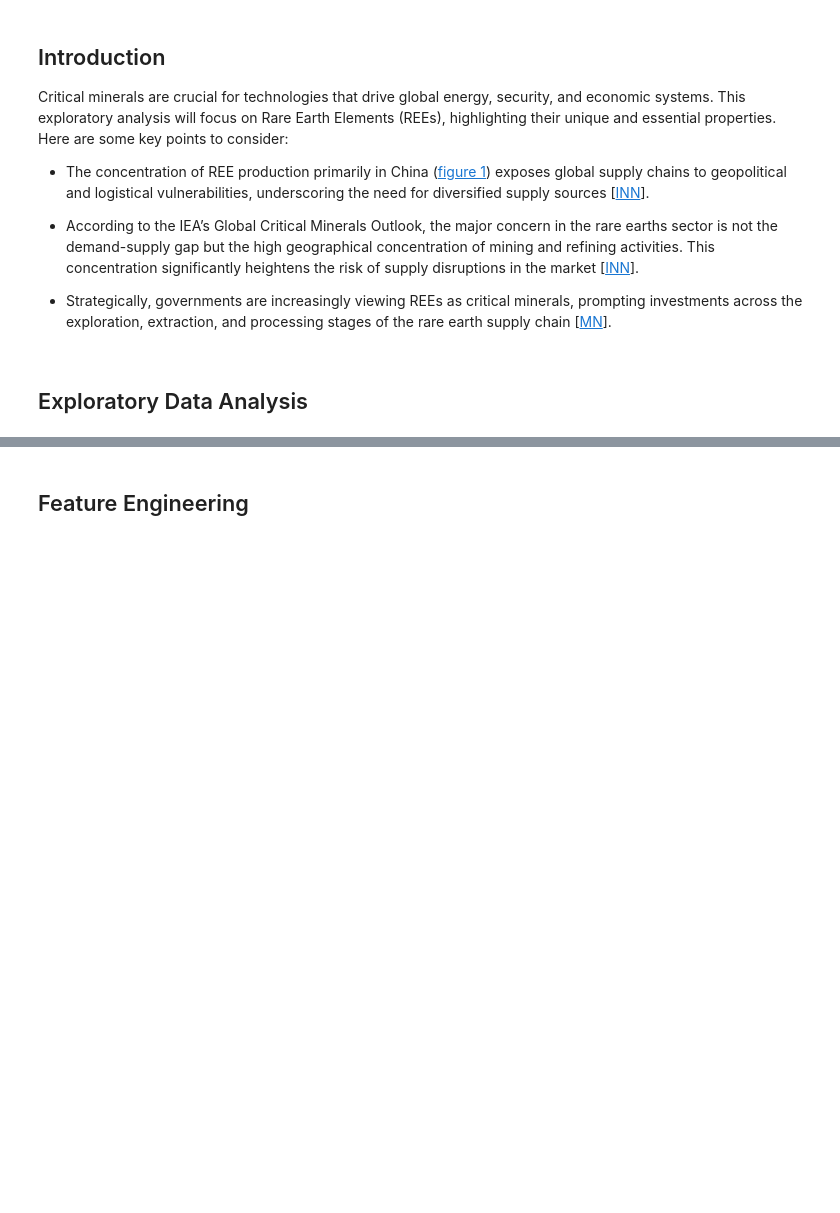
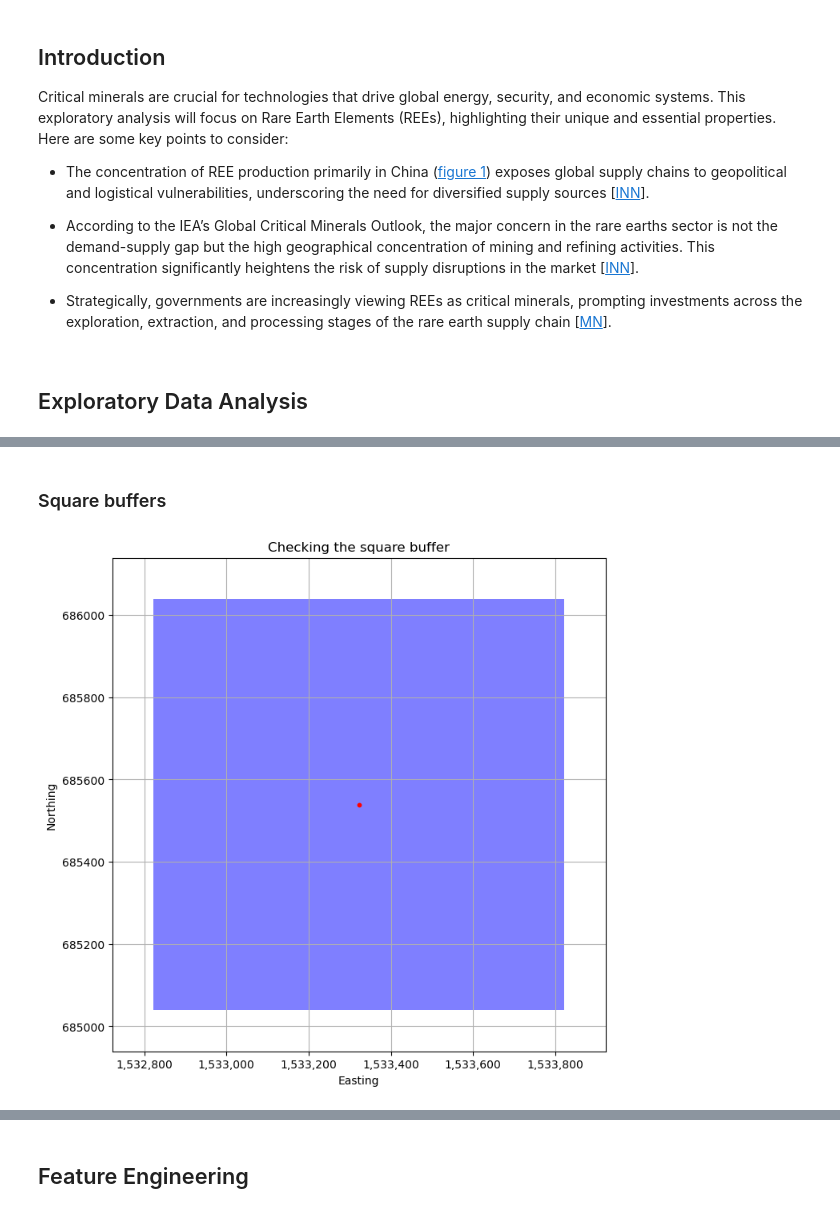
Before and after one commit to cvillarragamo/Tech_Treasures_Challenge, a Jupyter notebook: 2_Tech_Treassure_for_REE_minerals.ipynb, the cells around one changed output, grey strips where cells are left out. Cells and saved outputs as stored; diff of their text form; code cells hidden in the pictures; blank space fills up the shorter version.

```diff
--- a/2_Tech_Treassure_for_REE_minerals.ipynb
+++ b/2_Tech_Treassure_for_REE_minerals.ipynb
@@ -23,0 +27,11 @@ Zonal statistics in buffers (prospective points in CM dataset)
+# %%
+import geopandas as gpd
+import numpy as np
+from shapely.geometry import Point, box
+import matplotlib.pyplot as plt
+import matplotlib.ticker as ticker
+
+#getting the points of interest. "RS" = Rare Earth Elements
+bc_cm = gpd.read_file(r'datasets\shp\cmBC.shp') # These is a gdf with 65 points of Critical Minerals in BC
+ree = bc_cm[bc_cm['COMMOD_C1'] == 'RS'].copy()
+ree
@@ -23,0 +46,39 @@ Zonal statistics in buffers (prospective points in CM dataset)
+# %% [markdown]
+### Square buffers
+# %%
+buffer_size = 1000   # 1000 meters which is raster min resolution
+
+def create_square_buffer(point, size):
+    return box(
+        point.x - size / 2,
+        point.y - size / 2,
+        point.x + size / 2,
+        point.y + size / 2
+    )
+ree['buffer_box'] = ree.geometry.apply(lambda x: create_square_buffer(x, buffer_size))
+buffer_cm = ree[ree['buffer_box'].geom_type == 'Polygon'] #geoDataframe of polygons!
+
+###Visualize a "zoom" of the output
+point_of_zoom = buffer_cm.iloc[0]
+
+#set limits for the zoom by getting the bounds of the square buffer
+buffer_extent = point_of_zoom['buffer_box'].bounds
+margen = 100
+
+
+fig, ax = plt.subplots(figsize=(8, 8))
+buffer_cm.set_geometry('buffer_box').plot(ax=ax, alpha=0.5, color='blue')
+buffer_cm.plot(ax=ax, color='red', markersize=10)
+ax.set_xlim(buffer_extent[0] - margen, buffer_extent[2] + margen)
+ax.set_ylim(buffer_extent[1] - margen, buffer_extent[3] + margen)
+
+ax.xaxis.set_major_formatter(ticker.FuncFormatter(lambda x, pos: f'{int(x):,}')) # For x axis to show the whole number
+
+
+plt.title('Checking the square buffer')
+plt.xlabel('Easting')
+plt.ylabel('Northing')
+plt.grid(True)
+plt.show()
+# %% [output]
+[figure, added]
```
Also changed, not shown: parts of 13 cells of this notebook, 4 other files.
